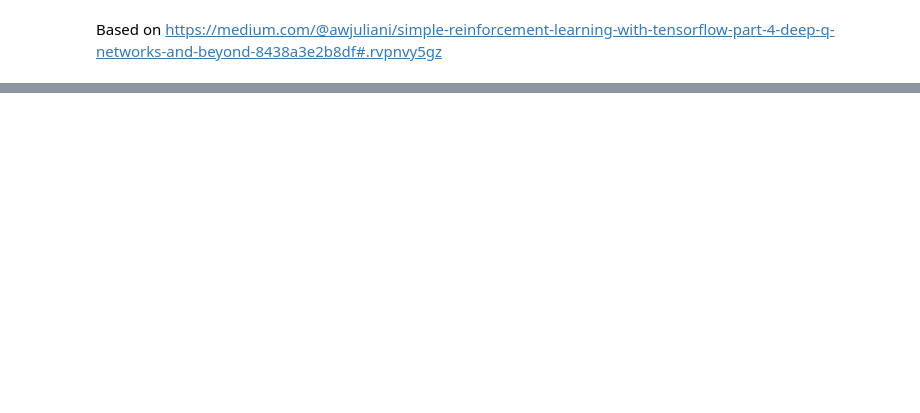
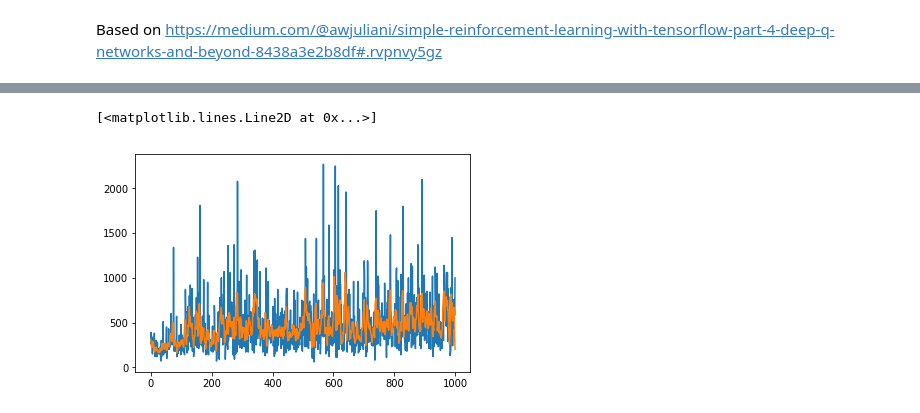
Before and after one commit to libfun/deephack3, a Jupyter notebook: Dueling double dqn.ipynb, the cells around one changed output, grey strips where cells are left out. Drawn from its saved outputs; the diff is of its cells as text; code cells hidden in the pictures; blank space fills up the shorter version.

```diff
--- a/Dueling double dqn.ipynb
+++ b/Dueling double dqn.ipynb
@@ -220,0 +219,9 @@ plt.plot(rList)
+# %%
+def runningMeanFast(x, N):
+    return np.convolve(x, np.ones((N,))/N)[(N-1):]
+# %%
+plt.plot(rList)
+plt.plot(runningMeanFast(rList, 5))
+# %% [output]
+[<matplotlib.lines.Line2D at 0x...>]
+[figure, added]
```
Also changed, not shown: parts of 8 cells of this notebook.
